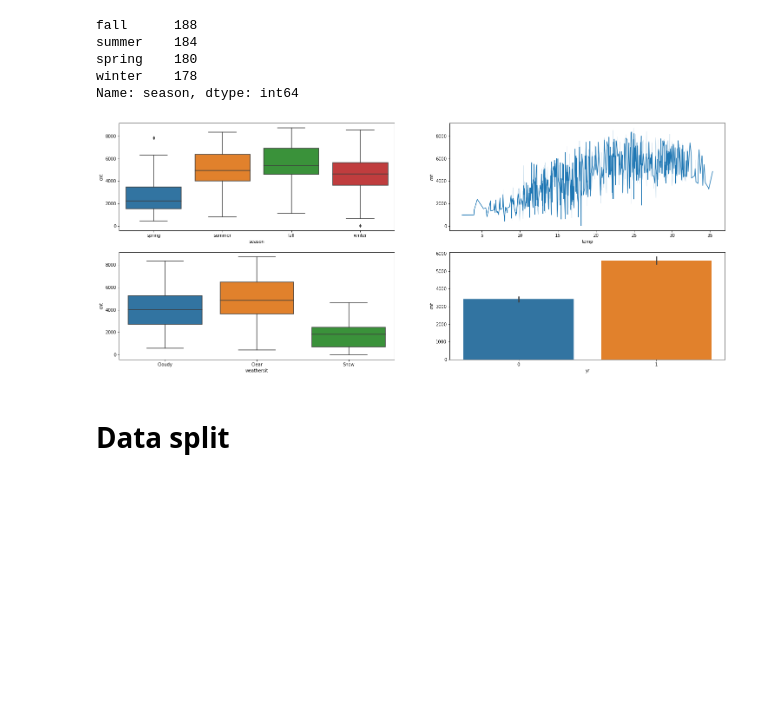
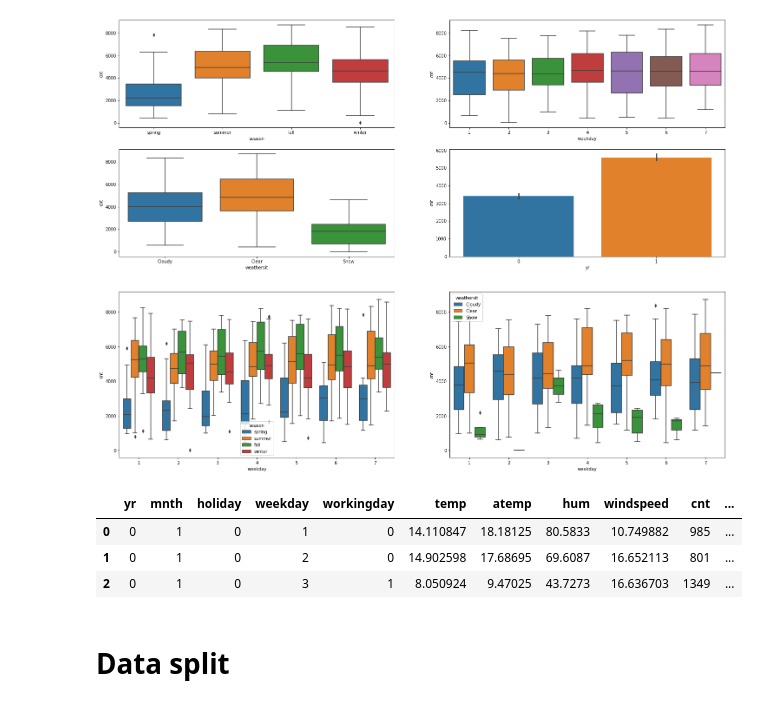
Before and after one commit to Abhi-Awasthi/bikesharing, a Jupyter notebook: BikeSharing.ipynb, the cells around one changed output. Drawn from its saved outputs; the diff is of its cells as text; code cells hidden in the pictures; blank space fills up the shorter version.

```diff
--- a/BikeSharing.ipynb
+++ b/BikeSharing.ipynb
@@ -69,41 +34,42 @@ bikeShare.weathersit=bikeShare.weathersit.apply(lambda x: weatherMap(x))
-# %%
-# mapping labels for seasons
-def seasonMap(value):
-    if value==1:
-        return 'spring'
-    elif value==2:
-        return 'summer'
-    elif value==3:
-        return 'fall'
-    elif value==4:
-        return 'winter'
-
-bikeShare.season=bikeShare.season.apply(lambda x: seasonMap(x))
-# %%
-bikeShare.season.value_counts()
-# %% [output]
-fall      188
-summer    184
-spring    180
-winter    178
-Name: season, dtype: int64
+# %%
+# mapping the labels for days
+
+bikeShare.weekday=bikeShare.Weekday_Name.map({'Monday':1, 'Tuesday':2, 'Wednesday':3, 'Thursday':4, 'Friday':5, 'Saturday':6, 'Sunday':7})
+# %%
+# mapping labels for weather
+
+bikeShare.weathersit=bikeShare.weathersit.map({1:'Clear',2:'Cloudy', 3: 'Snow', 4:'Rainy'})
+# %%
+# mapping labels for seasons
+
+bikeShare.season=bikeShare.season.map({1:'spring',2:'summer', 3:'fall', 4:'winter'})
 # %%
 # relationship of some variables with count (demand of bike)
 plt.figure(figsize=(25,10))
 plt.subplot(2,2,1)
 sns.boxplot(data=bikeShare, x='season', y='cnt')
 
 plt.subplot(2,2,2)
-sns.lineplot(data=bikeShare, x='temp', y='cnt')
+sns.boxplot(data=bikeShare, x='weekday', y= 'cnt')
 
 plt.subplot(2,2,3)
 sns.boxplot(data=bikeShare, x='weathersit', y='cnt')
 
 plt.subplot(2,2,4)
 sns.barplot(data=bikeShare, x='yr', y='cnt')
 
 plt.show()
 # %% [output]
-[figure, old version]
+[figure, new version]
+# %%
+plt.figure(figsize=(25,7))
+plt.subplot(1,2,1)
+sns.boxplot(data=bikeShare, x='weekday', y= 'cnt', hue='season')
+
+plt.subplot(1,2,2)
+sns.boxplot(data=bikeShare, x='weekday', y= 'cnt', hue='weathersit')
+plt.show()
+# %% [output]
+[figure, added]
 # %%
 # dummy variables created for the season
@@ -117,3 +82,11 @@ bikeShare.drop(['weathersit','season','Weekday_Name'], inplace=True, axis=1)
+# %%
+bikeShare.head(3)
+# sns.pairplot(bikeShare)
+# %% [output]
+|  | yr | mnth | holiday | weekday | workingday | temp | atemp | hum | windspeed | cnt | ... |
+| 0 | 0 | 1 | 0 | 1 | 0 | 14.110847 | 18.18125 | 80.5833 | 10.749882 | 985 | ... |
+| 1 | 0 | 1 | 0 | 2 | 0 | 14.902598 | 17.68695 | 69.6087 | 16.652113 | 801 | ... |
+| 2 | 0 | 1 | 0 | 3 | 1 | 8.050924 | 9.47025 | 43.7273 | 16.636703 | 1349 | ... |
 # %% [markdown]
 # Data split
 # %%
```
Also changed, not shown: parts of 47 cells of this notebook, 1 other file.
